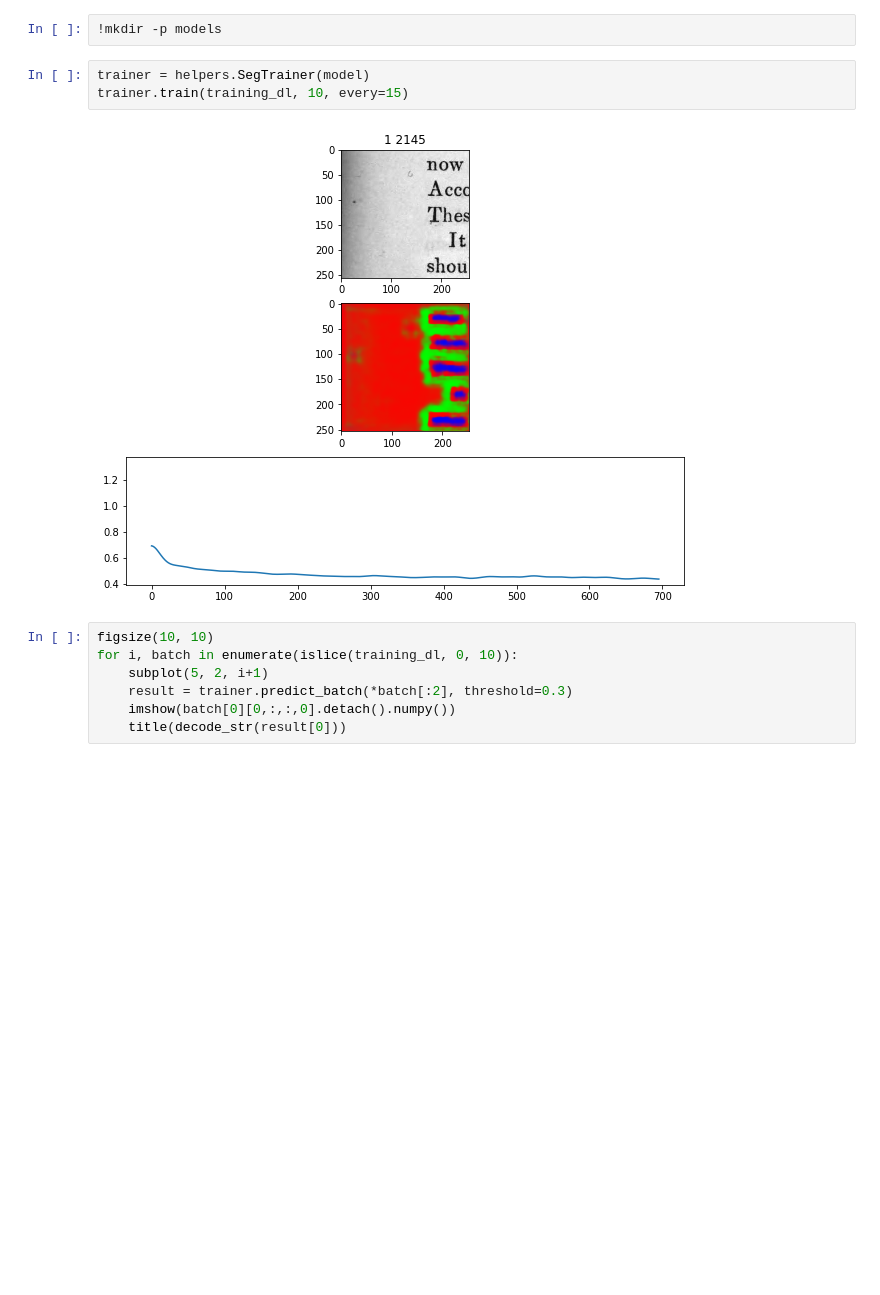
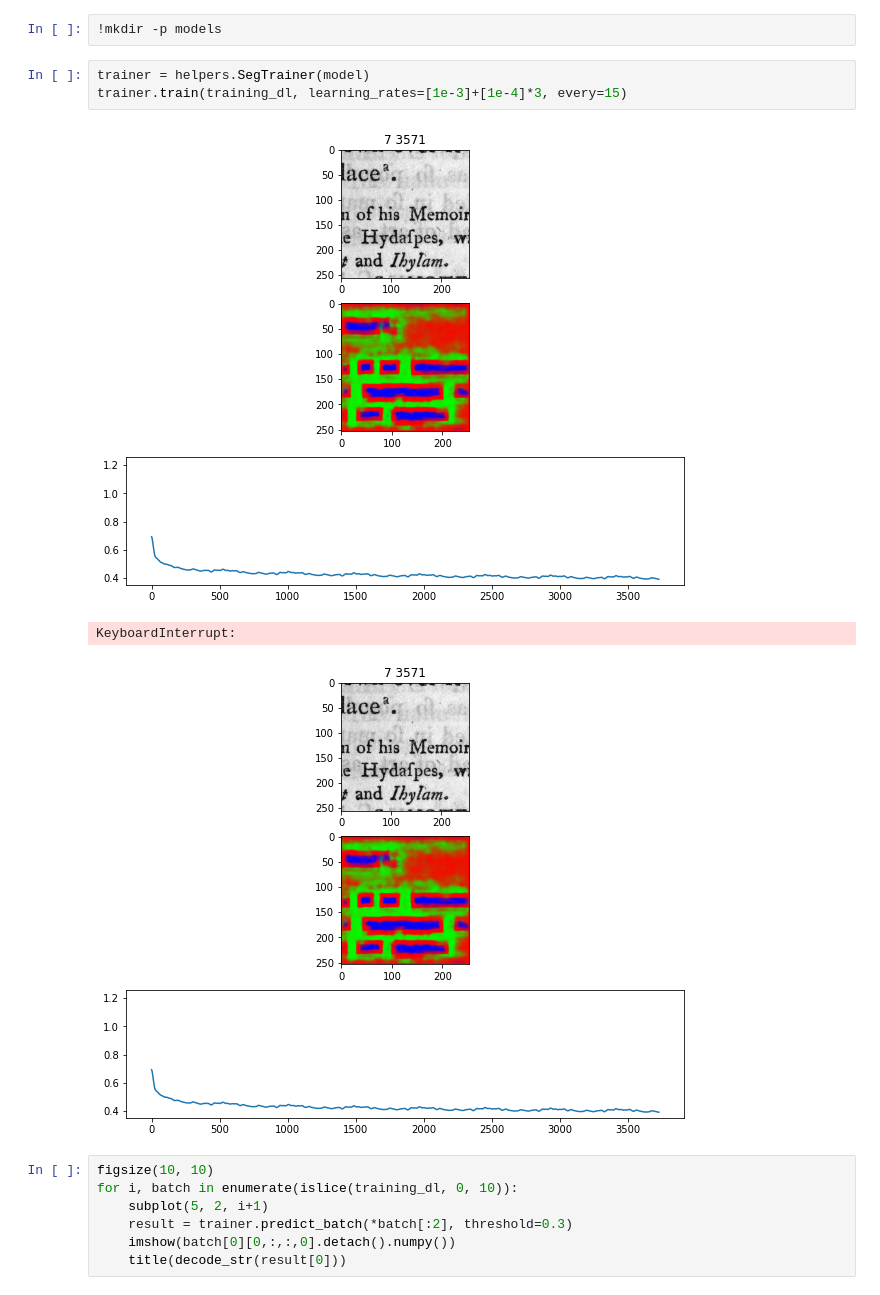
Before and after one commit to tmbdev-tutorials/icdar2019-worksheets, a Jupyter notebook: seg-simple.ipynb, the cells around one changed output. Drawn from its saved outputs; the diff is of its cells as text; blank space fills up the shorter version.

```diff
--- a/seg-simple.ipynb
+++ b/seg-simple.ipynb
@@ -75,9 +75,11 @@ Sequential(
 !mkdir -p models
 # %%
 trainer = helpers.SegTrainer(model)
-trainer.train(training_dl, 10, every=15)
+trainer.train(training_dl, learning_rates=[1e-3]+[1e-4]*3, every=15)
 # %% [output]
-[figure, old version]
+[figure, new version]
+KeyboardInterrupt:
+[figure, added]
 # %%
 figsize(10, 10)
 for i, batch in enumerate(islice(training_dl, 0, 10)):
```
Also changed, not shown: 3 other files.
